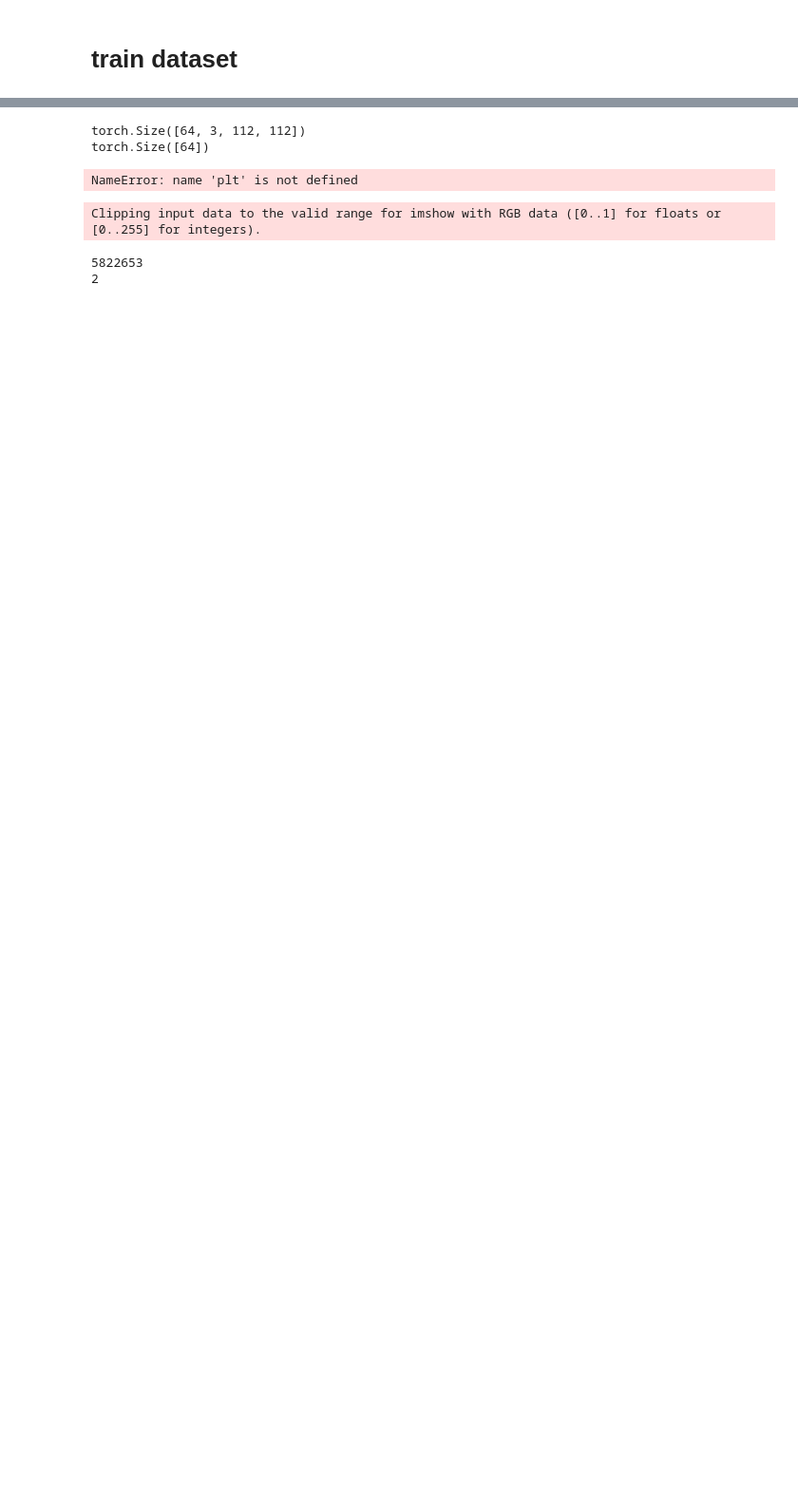
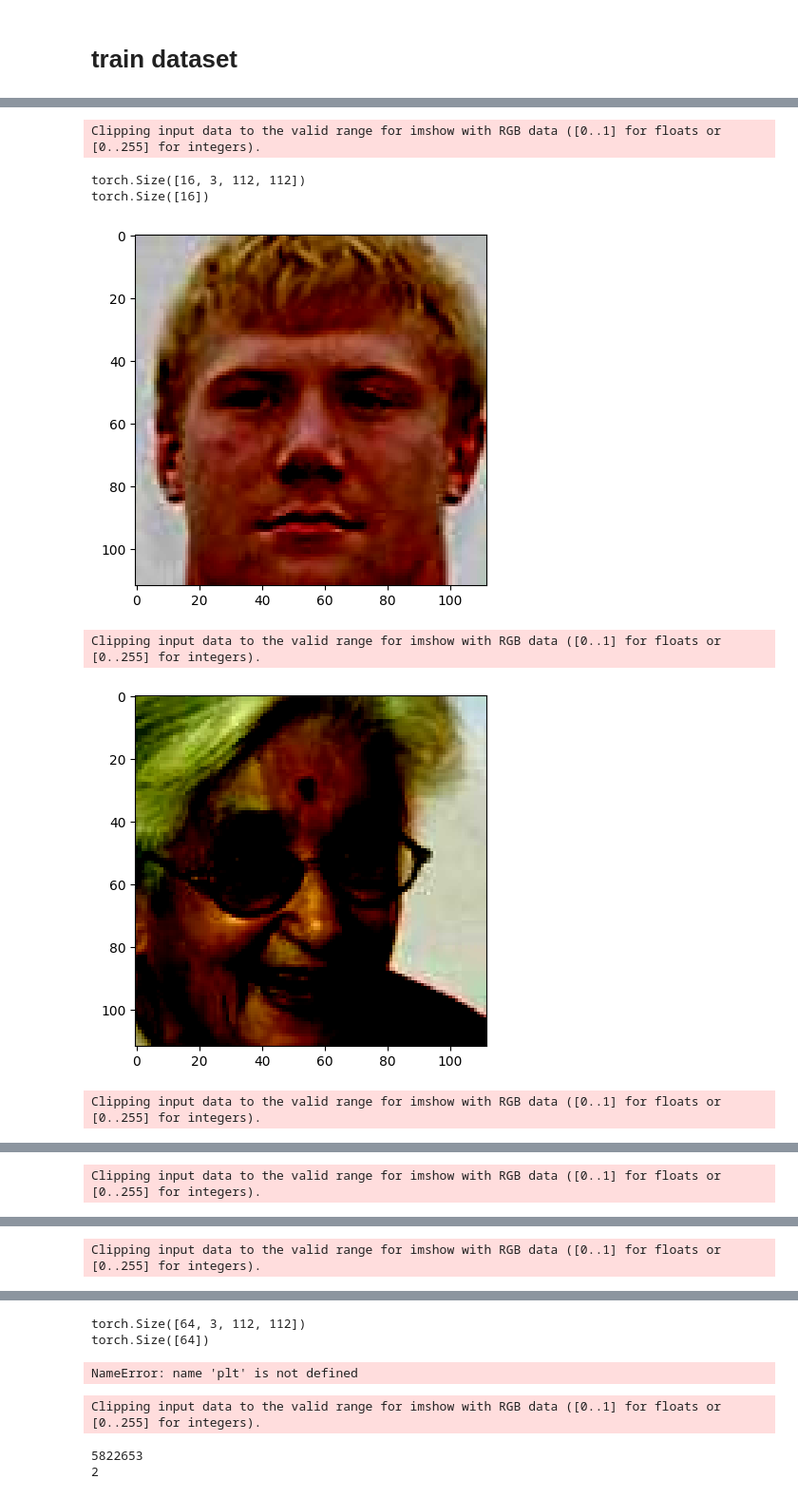
Before and after one commit to jaejungscene/Mask-Face-Verification-on-Web, a Jupyter notebook: train/data_check.ipynb, the cells around one changed output, grey strips where cells are left out. Shown at 95% size. Cells and saved outputs as stored; diff of their text form; code cells hidden in the pictures; blank space fills up the shorter version.

```diff
--- a/train/data_check.ipynb
+++ b/train/data_check.ipynb
@@ -92,0 +200,7 @@ print(random.randint(0,85000))
+# %%
+from dataset import get_dataloader
+class args:
+    local_rank = 0
+    batch_size = 16
+    workers = 4
+train_loader, _,_,_ = get_dataloader(args)
@@ -92,0 +233,22 @@ print(random.randint(0,85000))
+# %%
+import matplotlib.pyplot as plt
+for inputs, labels in train_loader:
+    print(inputs.shape)
+    print(labels.shape)
+    for i in range(inputs.size(0)):
+        plt.imshow(inputs[i].detach().cpu().permute(1,2,0))
+        plt.show()
+    inputs = cutout_mask(inputs)
+    for i in range(inputs.size(0)):
+        plt.imshow(inputs[i].detach().cpu().permute(1,2,0))
+        plt.show()
+    # print(labels)
+    break
+# %% [output]
+Clipping input data to the valid range for imshow with RGB data ([0..1] for floats or [0..255] for integers).
+torch.Size([16, 3, 112, 112])
+torch.Size([16])
+[figure, added]
+Clipping input data to the valid range for imshow with RGB data ([0..1] for floats or [0..255] for integers).
+[figure, added]
+Clipping input data to the valid range for imshow with RGB data ([0..1] for floats or [0..255] for integers).
@@ -92,0 +256 @@ print(random.randint(0,85000))
+Clipping input data to the valid range for imshow with RGB data ([0..1] for floats or [0..255] for integers).
@@ -92,0 +258 @@ print(random.randint(0,85000))
+Clipping input data to the valid range for imshow with RGB data ([0..1] for floats or [0..255] for integers).
```
Also changed, not shown: parts of 25 cells of this notebook, 12 other files.
